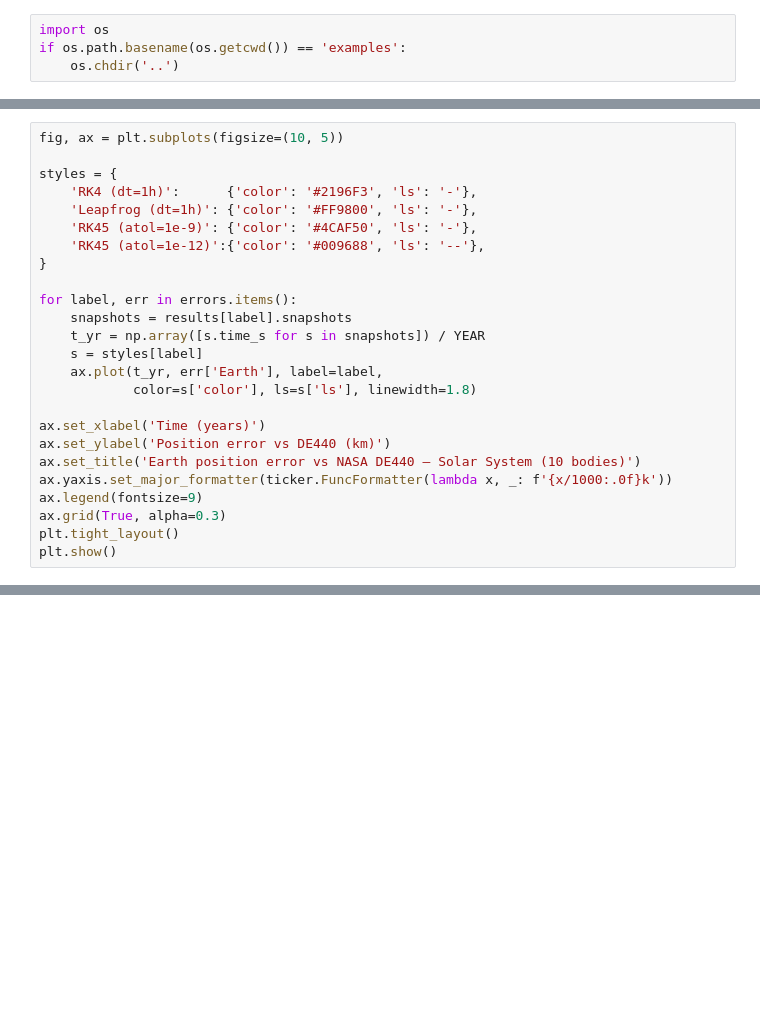
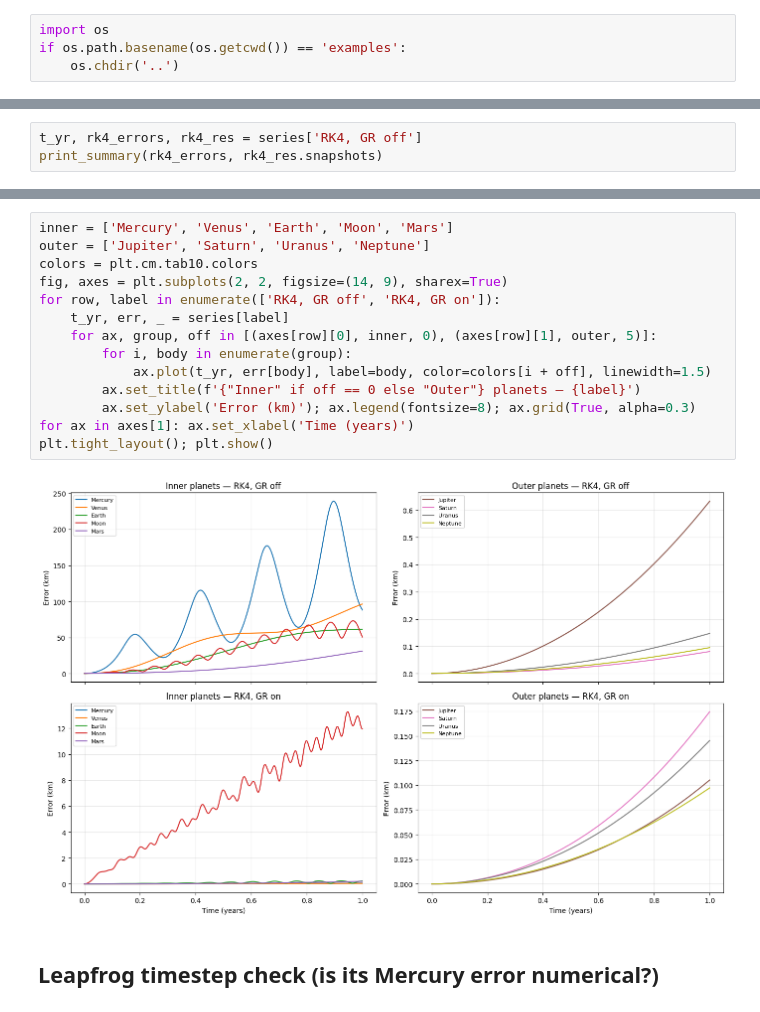
Before and after one commit to sinan-can-demir/orbital-mechanics-engine, a Jupyter notebook: examples/07_spice_validation.ipynb, the cells around one changed output, grey strips where cells are left out. Saved outputs shown, nothing was run; the diff lists cells and outputs as text; blank space fills up the shorter version.

```diff
--- a/examples/07_spice_validation.ipynb
+++ b/examples/07_spice_validation.ipynb
@@ -129,0 +78,3 @@ Earth error as % of orbital radius: 0.0588%
+# %%
+t_yr, rk4_errors, rk4_res = series['RK4, GR off']
+print_summary(rk4_errors, rk4_res.snapshots)
@@ -132,25 +94,0 @@ Earth error as % of orbital radius: 0.0588%
-# %%
-fig, ax = plt.subplots(figsize=(10, 5))
-
-styles = {
-    'RK4 (dt=1h)':      {'color': '#2196F3', 'ls': '-'},
-    'Leapfrog (dt=1h)': {'color': '#FF9800', 'ls': '-'},
-    'RK45 (atol=1e-9)': {'color': '#4CAF50', 'ls': '-'},
-    'RK45 (atol=1e-12)':{'color': '#009688', 'ls': '--'},
-}
-
-for label, err in errors.items():
-    snapshots = results[label].snapshots
-    t_yr = np.array([s.time_s for s in snapshots]) / YEAR
-    s = styles[label]
-    ax.plot(t_yr, err['Earth'], label=label,
-            color=s['color'], ls=s['ls'], linewidth=1.8)
-
-ax.set_xlabel('Time (years)')
-ax.set_ylabel('Position error vs DE440 (km)')
-ax.set_title('Earth position error vs NASA DE440 — Solar System (10 bodies)')
-ax.yaxis.set_major_formatter(ticker.FuncFormatter(lambda x, _: f'{x/1000:.0f}k'))
-ax.legend(fontsize=9)
-ax.grid(True, alpha=0.3)
-plt.tight_layout()
-plt.show()
@@ -269,0 +95,18 @@ See `docs/gr_correction.md` for the implementation plan and physics background.
+# %%
+inner = ['Mercury', 'Venus', 'Earth', 'Moon', 'Mars']
+outer = ['Jupiter', 'Saturn', 'Uranus', 'Neptune']
+colors = plt.cm.tab10.colors
+fig, axes = plt.subplots(2, 2, figsize=(14, 9), sharex=True)
+for row, label in enumerate(['RK4, GR off', 'RK4, GR on']):
+    t_yr, err, _ = series[label]
+    for ax, group, off in [(axes[row][0], inner, 0), (axes[row][1], outer, 5)]:
+        for i, body in enumerate(group):
+            ax.plot(t_yr, err[body], label=body, color=colors[i + off], linewidth=1.5)
+        ax.set_title(f'{"Inner" if off == 0 else "Outer"} planets — {label}')
+        ax.set_ylabel('Error (km)'); ax.legend(fontsize=8); ax.grid(True, alpha=0.3)
+for ax in axes[1]: ax.set_xlabel('Time (years)')
+plt.tight_layout(); plt.show()
+# %% [output]
+[figure, added]
+# %% [markdown]
+## Leapfrog timestep check (is its Mercury error numerical?)
```
Also changed, not shown: parts of 19 cells of this notebook, 10 other files.
